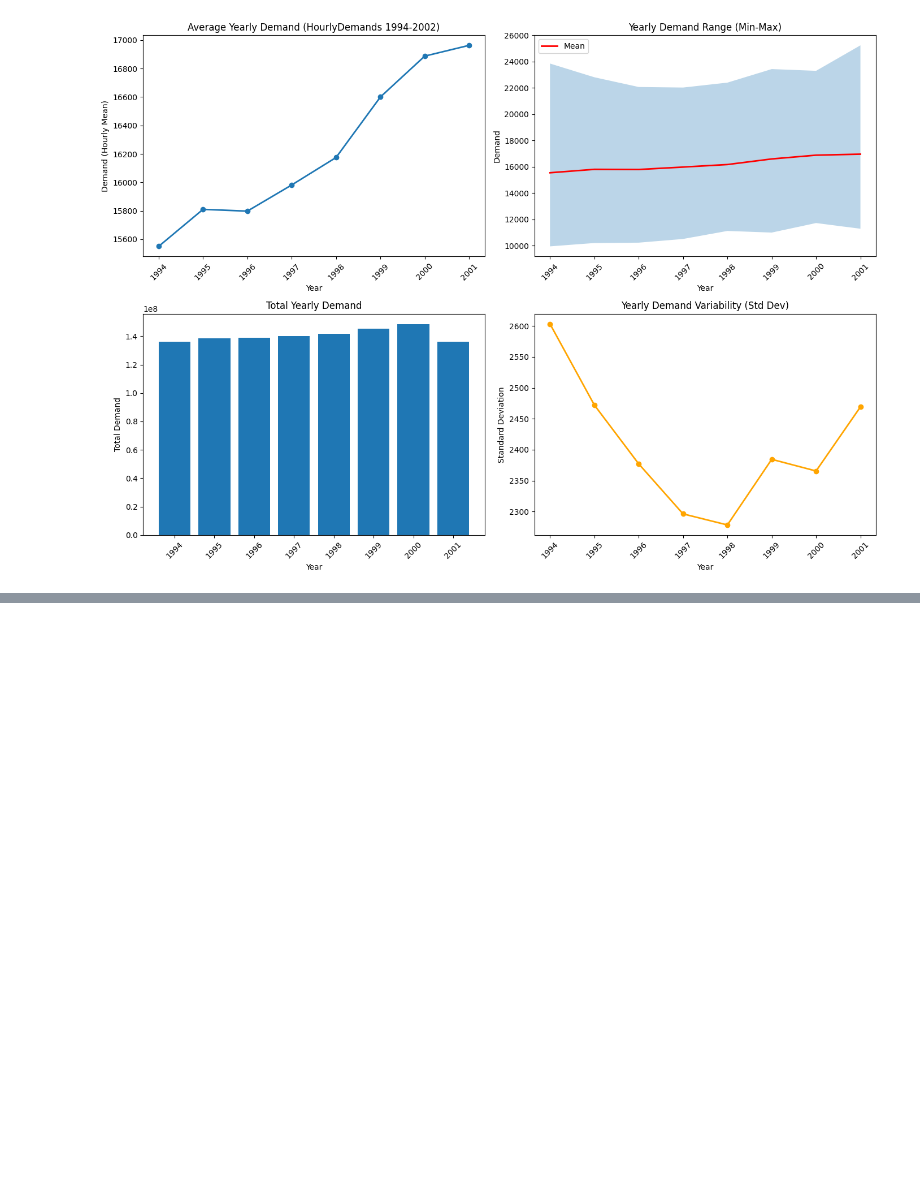
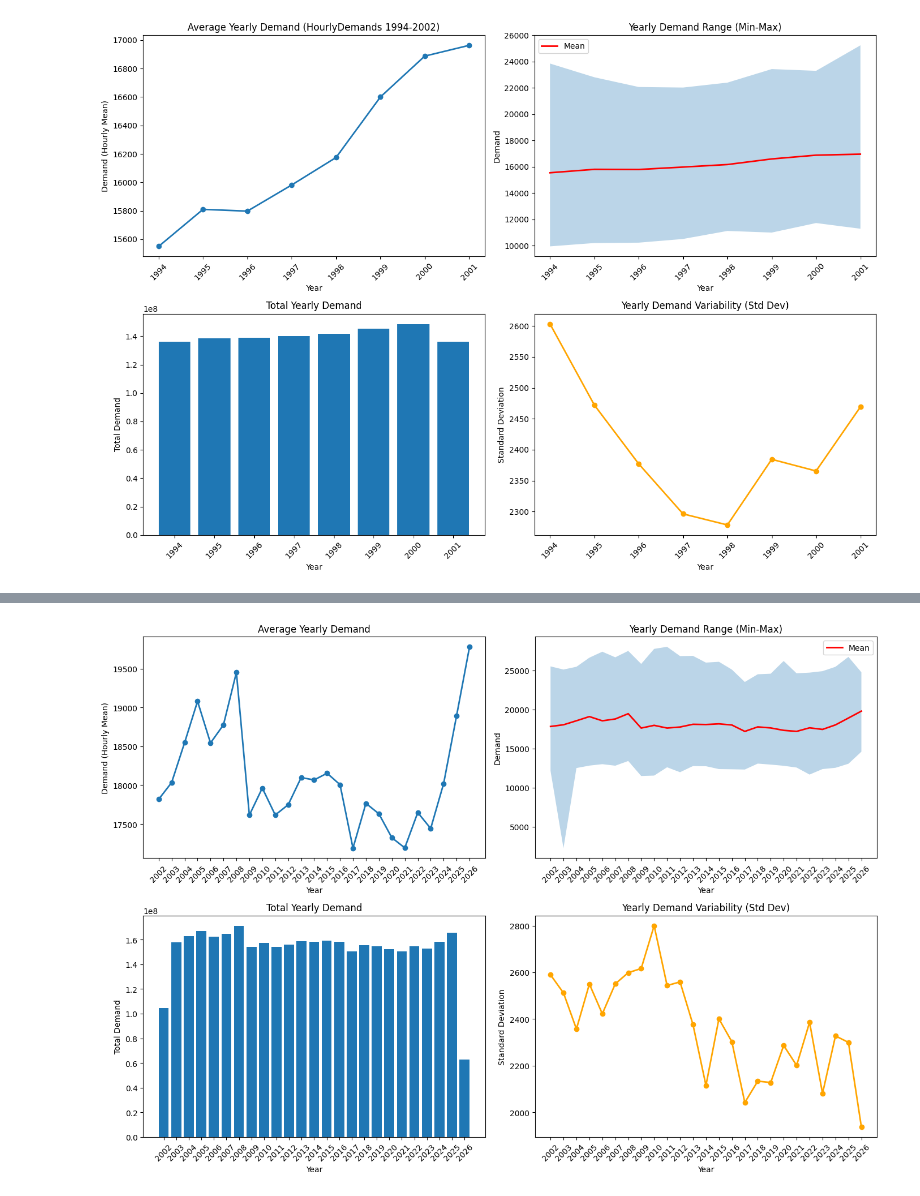
Before and after one commit to SenchaBka/SMRAtlas, a Jupyter notebook: Energy Demand Analysis/Ontario/data_exploration.ipynb, the cells around one changed output, grey strips where cells are left out. Saved outputs shown, nothing was run; the diff lists cells and outputs as text; code cells hidden in the pictures; blank space fills up the shorter version.

Commit message:
Data exploration of 2002-2026 new combined data

```diff
--- a/Energy Demand Analysis/Ontario/data_exploration.ipynb
+++ b/Energy Demand Analysis/Ontario/data_exploration.ipynb
@@ -362,0 +201,17 @@ plt.show()
+# %%
+# Yearly aggregation from combined hourly data
+df_yearly = pd.read_csv('./data/Combined_Yearly_Demand_2002-2026.csv')
+df_yearly['Date'] = pd.to_datetime(df_yearly['Date'])
+df_yearly['Year'] = df_yearly['Date'].dt.to_period('Y')
+
+# Find demand column
+demand_col = [col for col in df_yearly.columns if 'demand' in col.lower()][0]
+
+yearly_stats = df_yearly.groupby('Year').agg({
+    demand_col: ['mean', 'sum', 'max', 'min', 'std']
+}).reset_index()
+
+yearly_stats.columns = ['Year', 'Mean', 'Sum', 'Max', 'Min', 'StdDev']
+yearly_stats['Year'] = yearly_stats['Year'].astype(str)
+
+print(yearly_stats)
@@ -362,0 +236,44 @@ plt.show()
+# %%
+# Visualize yearly demand
+fig, axes = plt.subplots(2, 2, figsize=(14, 10))
+
+x = range(len(yearly_stats))
+
+# Plot 1: Mean
+axes[0, 0].plot(x, yearly_stats['Mean'], marker='o', linewidth=2)
+axes[0, 0].set_title('Average Yearly Demand')
+axes[0, 0].set_xlabel('Year')
+axes[0, 0].set_ylabel('Demand (Hourly Mean)')
+axes[0, 0].set_xticks(x)
+axes[0, 0].set_xticklabels(yearly_stats['Year'], rotation=45)
+
+# Plot 2: Range
+axes[0, 1].fill_between(x, yearly_stats['Min'], yearly_stats['Max'], alpha=0.3)
+axes[0, 1].plot(x, yearly_stats['Mean'], color='red', label='Mean', linewidth=2)
+axes[0, 1].set_title('Yearly Demand Range (Min-Max)')
+axes[0, 1].set_xlabel('Year')
+axes[0, 1].set_ylabel('Demand')
+axes[0, 1].set_xticks(x)
+axes[0, 1].set_xticklabels(yearly_stats['Year'], rotation=45)
+axes[0, 1].legend()
+
+# Plot 3: Total
+axes[1, 0].bar(x, yearly_stats['Sum'])
+axes[1, 0].set_title('Total Yearly Demand')
+axes[1, 0].set_xlabel('Year')
+axes[1, 0].set_ylabel('Total Demand')
+axes[1, 0].set_xticks(x)
+axes[1, 0].set_xticklabels(yearly_stats['Year'], rotation=45)
+
+# Plot 4: Std Dev
+axes[1, 1].plot(x, yearly_stats['StdDev'], marker='o', color='orange', linewidth=2)
+axes[1, 1].set_title('Yearly Demand Variability (Std Dev)')
+axes[1, 1].set_xlabel('Year')
+axes[1, 1].set_ylabel('Standard Deviation')
+axes[1, 1].set_xticks(x)
+axes[1, 1].set_xticklabels(yearly_stats['Year'], rotation=45)
+
+plt.tight_layout()
+plt.show()
+# %% [output]
+[figure, added]
```
Also changed, not shown: parts of 11 cells of this notebook.
